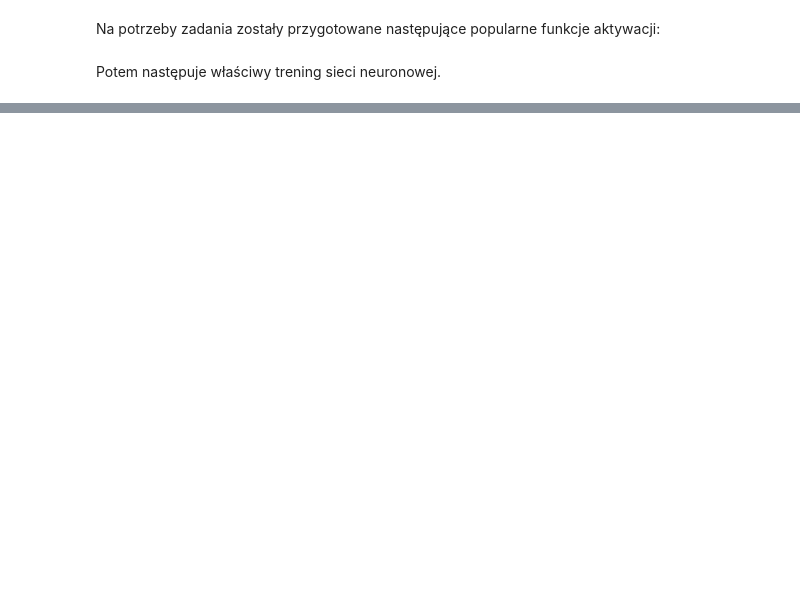
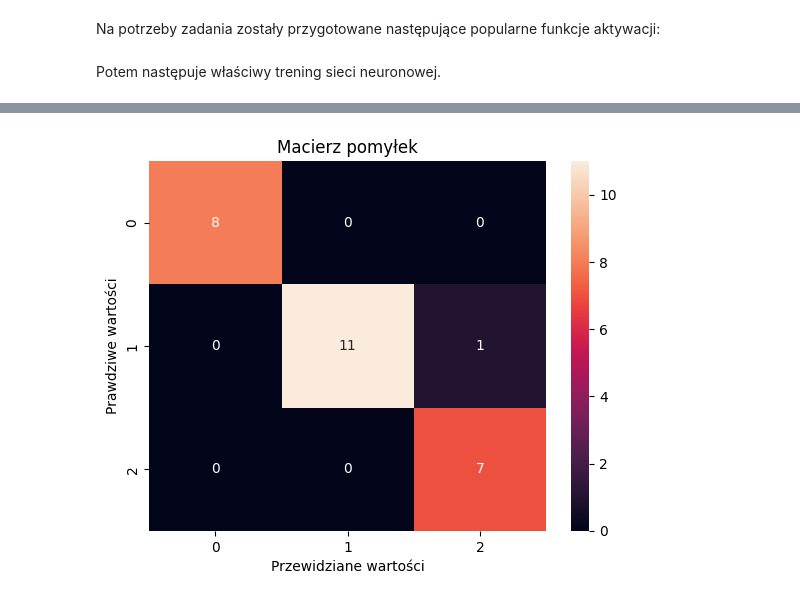
Before and after one commit to JakPro15/22Z-WSI-neural-networks, a Jupyter notebook: lab5_notebook.ipynb, the cells around one changed output, grey strips where cells are left out. Saved outputs shown, nothing was run; the diff lists cells and outputs as text; code cells hidden in the pictures; blank space fills up the shorter version.

```diff
--- a/lab5_notebook.ipynb
+++ b/lab5_notebook.ipynb
@@ -150,2 +162,10 @@ Błąd wynosił tam 0.00003
 # %%
-predictions = np.array([classes[np.argmax(prediction)] for prediction in best_perceptron.predict_all(X_all)])
+import importlib
+importlib.reload(plots)
+
+predictions = np.array([classes[np.argmax(prediction)] for prediction in best_perceptron.predict_all(X_test_normal)])
+
+confusion_matrix = sklearn.metrics.confusion_matrix(Y_test, predictions)
+plots.generate_confusion(confusion_matrix)
+# %% [output]
+[figure, added]
```
Also changed, not shown: parts of 4 cells of this notebook, 1 other file.
